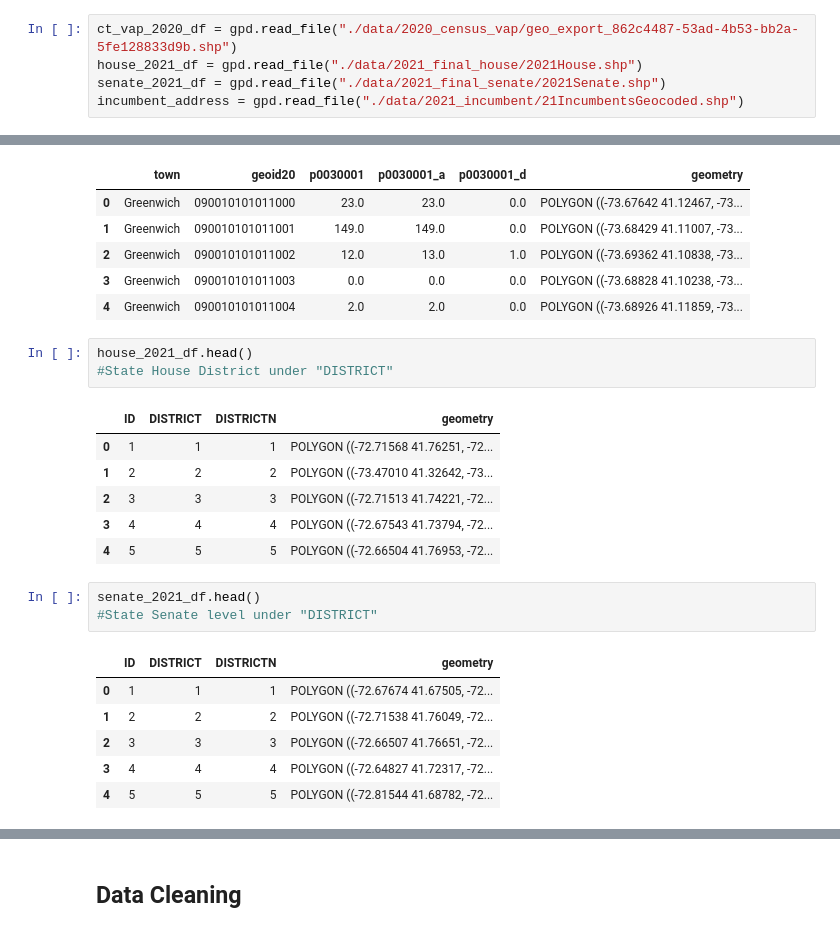
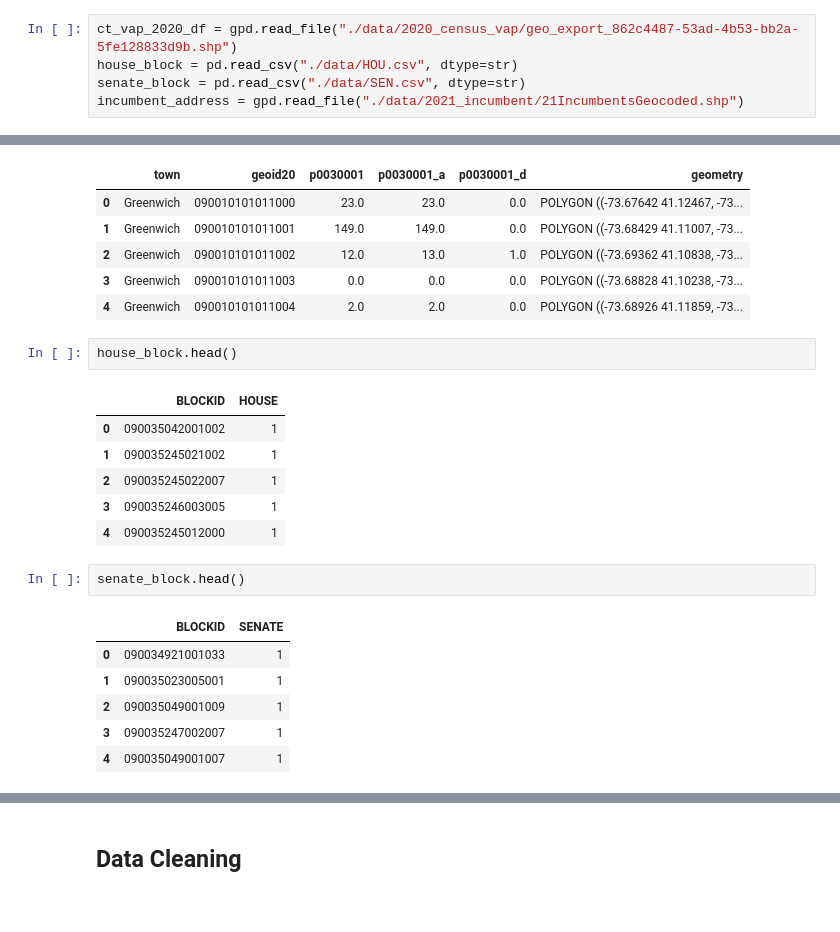
Before and after one commit to ka-chang/RedistrictingCT, a Jupyter notebook: 01_data_wrangling.ipynb, the cells around one changed output, grey strips where cells are left out. Cells and saved outputs as stored; diff of their text form.

Commit message:
Updated with new data

```diff
--- a/01_data_wrangling.ipynb
+++ b/01_data_wrangling.ipynb
@@ -40,8 +42,8 @@ github_file_path
 ## Data Exploration
 # %%
 ct_vap_2020_df = gpd.read_file("./data/2020_census_vap/geo_export_862c4487-53ad-4b53-bb2a-5fe128833d9b.shp")
-house_2021_df = gpd.read_file("./data/2021_final_house/2021House.shp")
-senate_2021_df = gpd.read_file("./data/2021_final_senate/2021Senate.shp")
+house_block = pd.read_csv("./data/HOU.csv", dtype=str)
+senate_block = pd.read_csv("./data/SEN.csv", dtype=str)
 incumbent_address = gpd.read_file("./data/2021_incumbent/21IncumbentsGeocoded.shp")
 # %%
 ct_vap_2020_df.head()
@@ -55,22 +57,20 @@ ct_vap_2020_df.head()
 | 3 | Greenwich | 090010101011003 | 0.0 | 0.0 | 0.0 | POLYGON ((-73.68828 41.10238, -73... |
 | 4 | Greenwich | 090010101011004 | 2.0 | 2.0 | 0.0 | POLYGON ((-73.68926 41.11859, -73... |
 # %%
-house_2021_df.head()
-#State House District under "DISTRICT"
+house_block.head()
 # %% [output]
-|  | ID | DISTRICT | DISTRICTN | geometry |
-| 0 | 1 | 1 | 1 | POLYGON ((-72.71568 41.76251, -72... |
-| 1 | 2 | 2 | 2 | POLYGON ((-73.47010 41.32642, -73... |
-| 2 | 3 | 3 | 3 | POLYGON ((-72.71513 41.74221, -72... |
-| 3 | 4 | 4 | 4 | POLYGON ((-72.67543 41.73794, -72... |
-| 4 | 5 | 5 | 5 | POLYGON ((-72.66504 41.76953, -72... |
+|  | BLOCKID | HOUSE |
+| 0 | 090035042001002 | 1 |
+| 1 | 090035245021002 | 1 |
+| 2 | 090035245022007 | 1 |
+| 3 | 090035246003005 | 1 |
+| 4 | 090035245012000 | 1 |
 # %%
-senate_2021_df.head()
-#State Senate level under "DISTRICT"
+senate_block.head()
 # %% [output]
-|  | ID | DISTRICT | DISTRICTN | geometry |
-| 0 | 1 | 1 | 1 | POLYGON ((-72.67674 41.67505, -72... |
-| 1 | 2 | 2 | 2 | POLYGON ((-72.71538 41.76049, -72... |
-| 2 | 3 | 3 | 3 | POLYGON ((-72.66507 41.76651, -72... |
-| 3 | 4 | 4 | 4 | POLYGON ((-72.64827 41.72317, -72... |
-| 4 | 5 | 5 | 5 | POLYGON ((-72.81544 41.68782, -72... |
+|  | BLOCKID | SENATE |
+| 0 | 090034921001033 | 1 |
+| 1 | 090035023005001 | 1 |
+| 2 | 090035049001009 | 1 |
+| 3 | 090035247002007 | 1 |
+| 4 | 090035049001007 | 1 |
```
Also changed, not shown: parts of 28 cells of this notebook, 4 other files.
